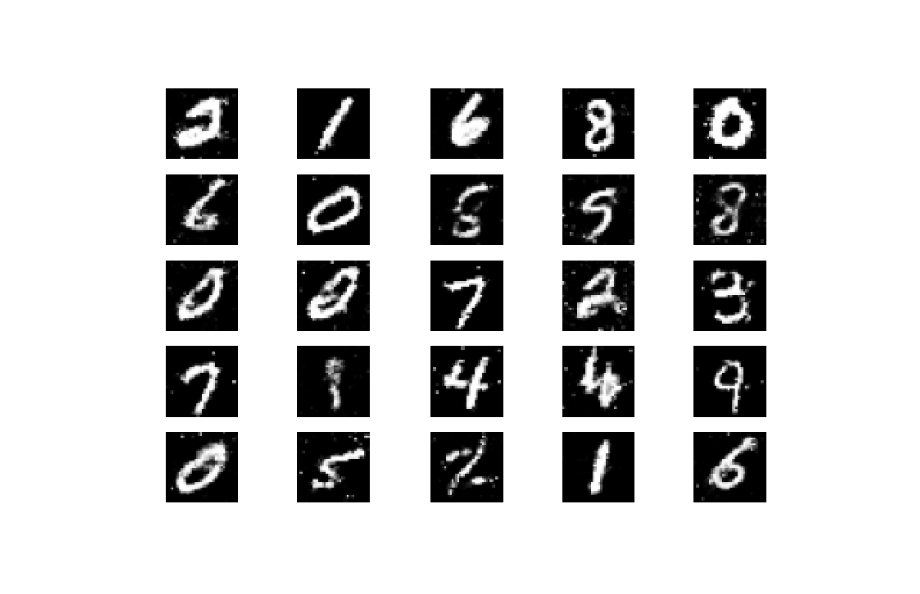
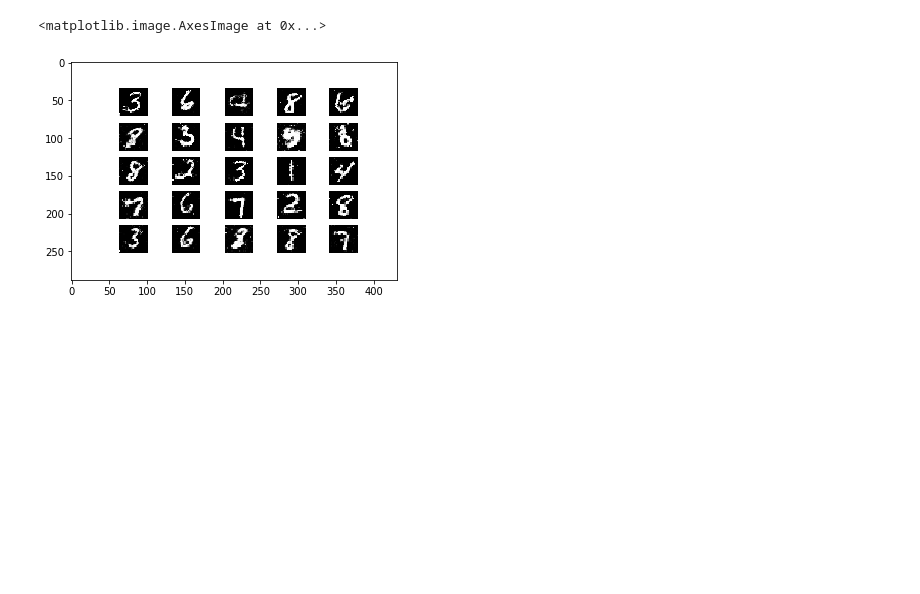
Before and after one commit to Nickel777/ITSP200, a Jupyter notebook: TF2_0_GAN.ipynb, the cells around one changed output. Cells and saved outputs as stored; diff of their text form; code cells hidden in the pictures; blank space fills up the shorter version.

```diff
--- a/TF2_0_GAN.ipynb
+++ b/TF2_0_GAN.ipynb
@@ -283,6 +267,6 @@ plot_image(a)
 # %%
 a = imread('gan_images/29800.png')
-# plt.imshow(a)
-plot_image(a)
+plt.imshow(a)
 # %% [output]
+<matplotlib.image.AxesImage at 0x...>
-[figure, old version]
+[figure, new version]
```
Also changed, not shown: parts of 11 cells of this notebook.
